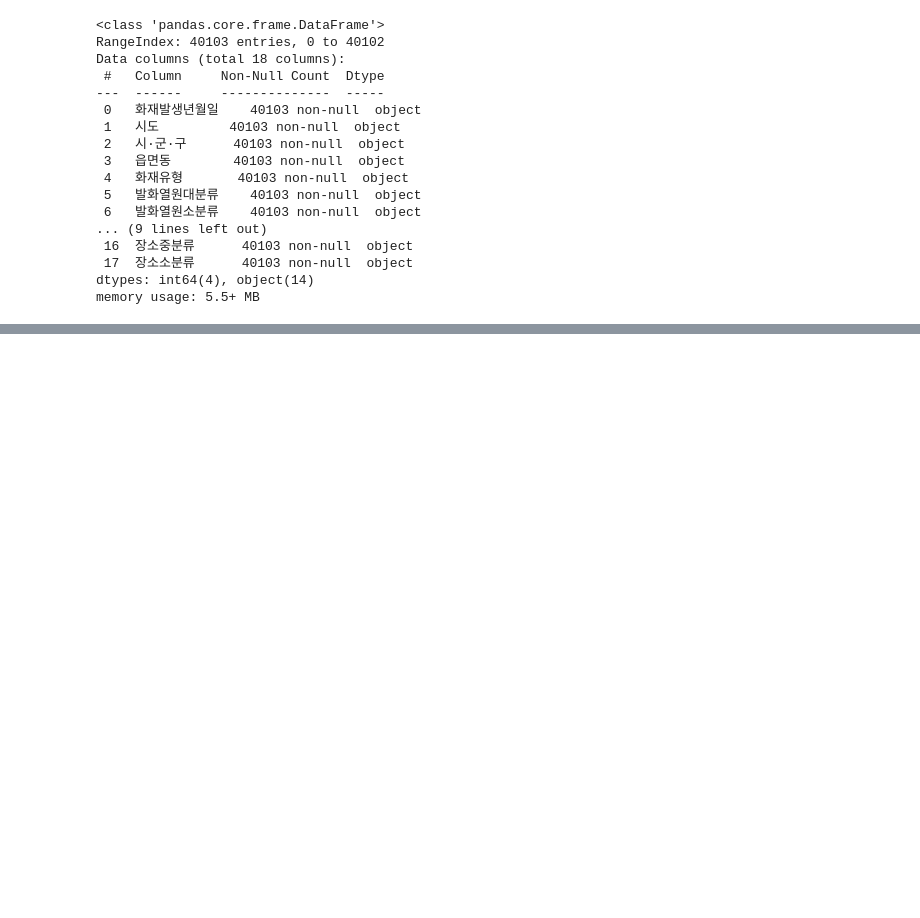
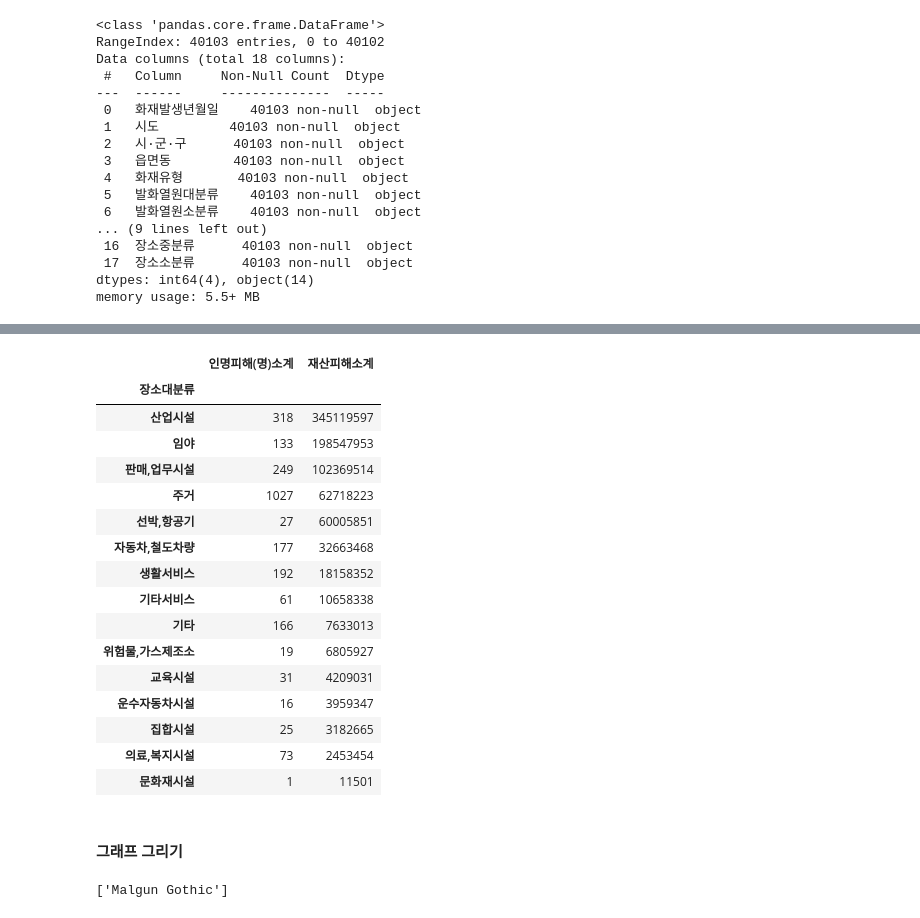
Before and after one commit to JuheePak/Convergence_project, a Jupyter notebook: src/fire_map.ipynb, the cells around one changed output, grey strips where cells are left out. Cells and saved outputs as stored; diff of their text form; code cells hidden in the pictures; blank space fills up the shorter version.

```diff
--- a/src/fire_map.ipynb
+++ b/src/fire_map.ipynb
@@ -40,0 +65,32 @@ memory usage: 5.5+ MB
+# %%
+data2 = data1.groupby(data1.index).sum()
+display(data2.sort_values(by='재산피해소계', ascending=False))
+# %% [output]
+|  | 인명피해(명)소계 | 재산피해소계 |
+| 장소대분류 |  |  |
+| 산업시설 | 318 | 345119597 |
+| 임야 | 133 | 198547953 |
+| 판매,업무시설 | 249 | 102369514 |
+| 주거 | 1027 | 62718223 |
+| 선박,항공기 | 27 | 60005851 |
+| 자동차,철도차량 | 177 | 32663468 |
+| 생활서비스 | 192 | 18158352 |
+| 기타서비스 | 61 | 10658338 |
+| 기타 | 166 | 7633013 |
+| 위험물,가스제조소 | 19 | 6805927 |
+| 교육시설 | 31 | 4209031 |
+| 운수자동차시설 | 16 | 3959347 |
+| 집합시설 | 25 | 3182665 |
+| 의료,복지시설 | 73 | 2453454 |
+| 문화재시설 | 1 | 11501 |
+# %% [markdown]
+#### 그래프 그리기
+# %%
+from matplotlib import font_manager, rc
+import matplotlib.pyplot as plt
+font_path = "data/malgun.ttf"   #폰트파일의 위치
+font_name = font_manager.FontProperties(fname=font_path).get_name()
+rc('font', family=font_name)
+print(plt.rcParams['font.family'])
+# %% [output]
+['Malgun Gothic']
```
Also changed, not shown: parts of 15 cells of this notebook, 2 other files.
